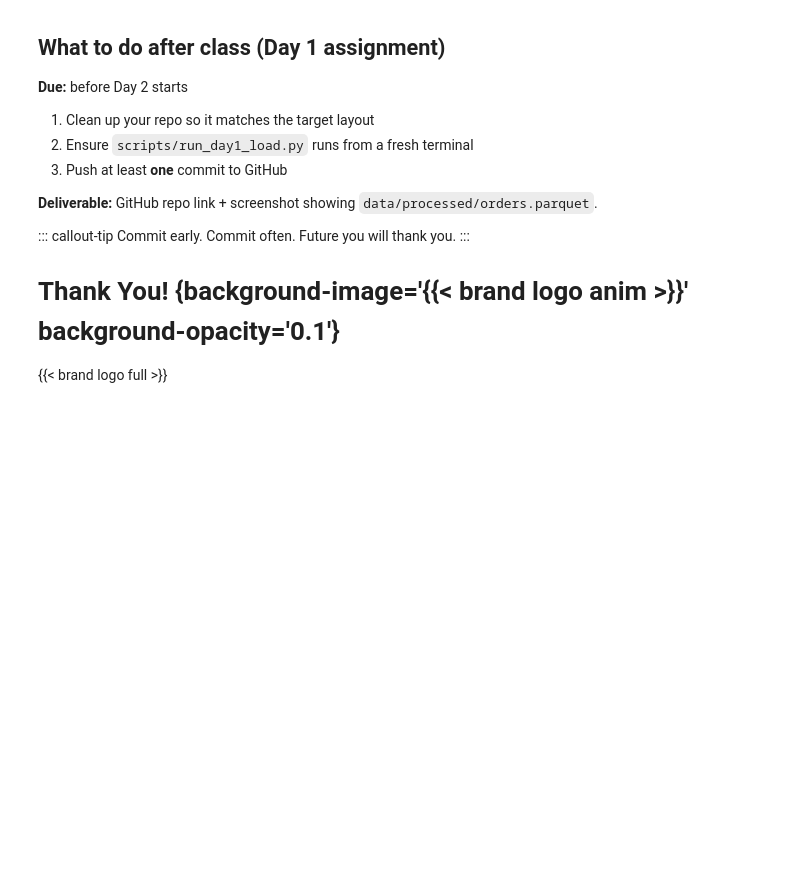
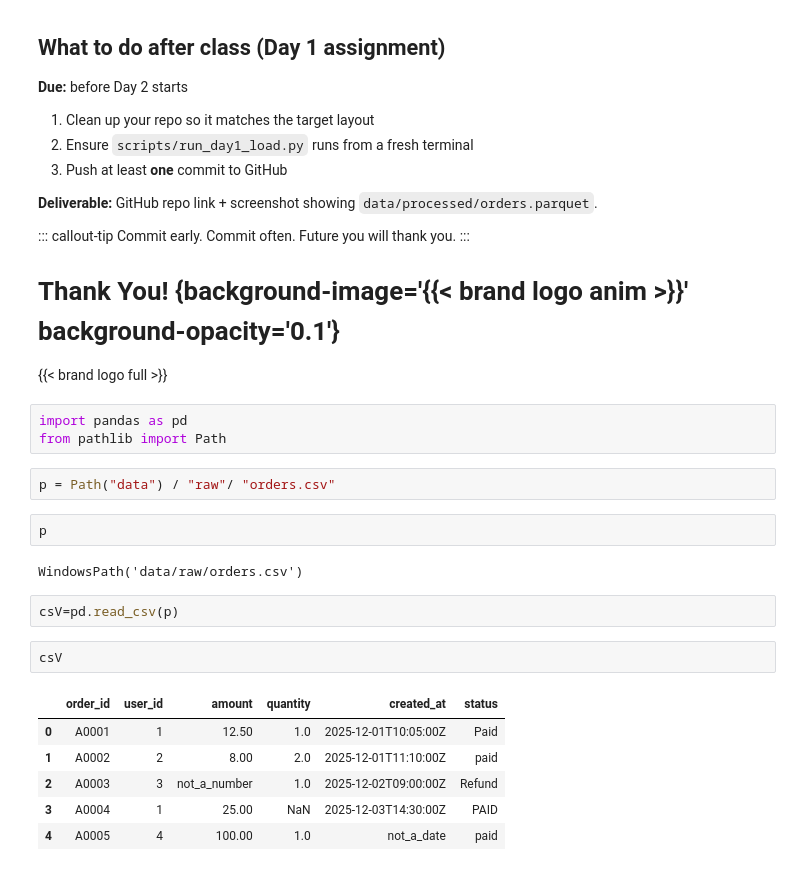
Before and after one commit to Osamhkk-Ai/Data-work, a Jupyter notebook: nootboke.ipynb, the cells around one changed output. Saved outputs shown, nothing was run; the diff lists cells and outputs as text; blank space fills up the shorter version.

```diff
--- a/nootboke.ipynb
+++ b/nootboke.ipynb
@@ -1566,3 +1566,23 @@ Commit early. Commit often. Future you will thank you.
 # Thank You! {background-image='{{< brand logo anim >}}' background-opacity='0.1'}
 
 <div style="width: 300px">{{< brand logo full >}}</div>
+# %%
+import pandas as pd
+from pathlib import Path
+# %%
+p = Path("data") / "raw"/ "orders.csv"
+# %%
+p
+# %% [output]
+WindowsPath('data/raw/orders.csv')
+# %%
+csV=pd.read_csv(p)
+# %%
+csV
+# %% [output]
+|  | order_id | user_id | amount | quantity | created_at | status |
+| 0 | A0001 | 1 | 12.50 | 1.0 | 2025-12-01T10:05:00Z | Paid |
+| 1 | A0002 | 2 | 8.00 | 2.0 | 2025-12-01T11:10:00Z | paid |
+| 2 | A0003 | 3 | not_a_number | 1.0 | 2025-12-02T09:00:00Z | Refund |
+| 3 | A0004 | 1 | 25.00 | NaN | 2025-12-03T14:30:00Z | PAID |
+| 4 | A0005 | 4 | 100.00 | 1.0 | not_a_date | paid |
```
Also changed, not shown: 1 other file.
